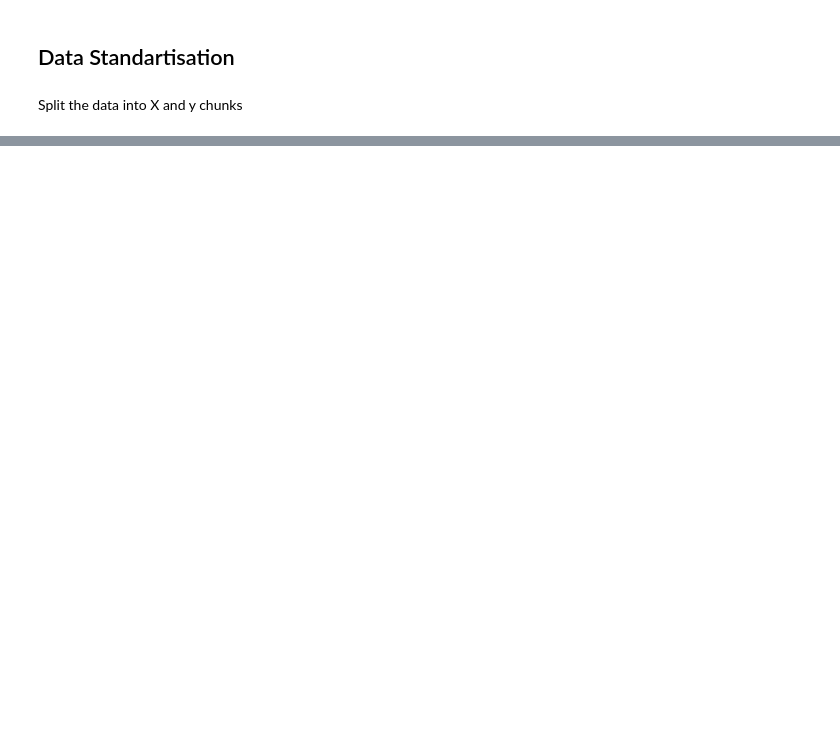
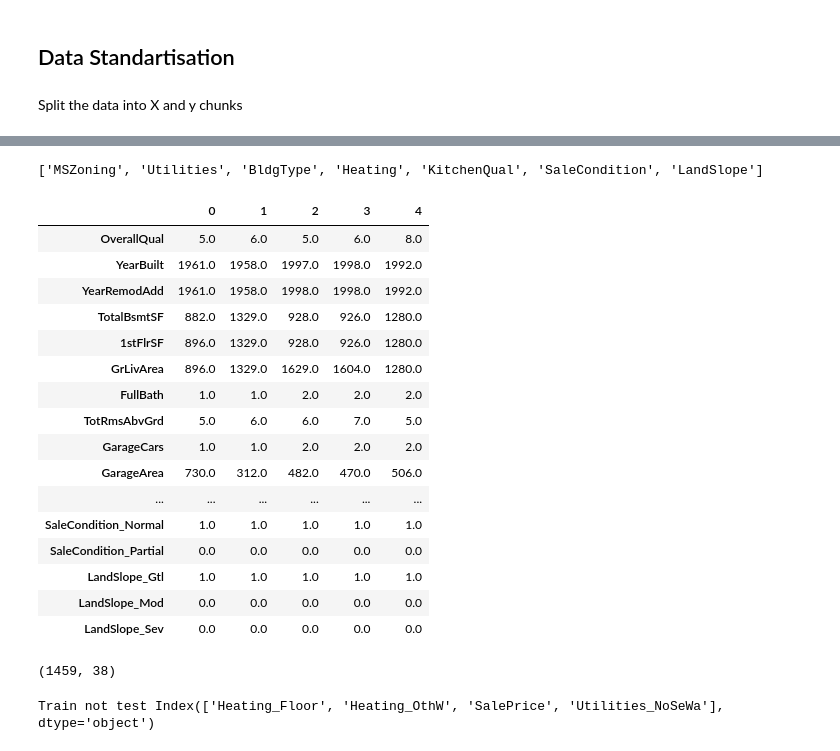
Before and after one commit to myredex/kaggle_house_price_prediction, a Jupyter notebook: kaggle-house-prices-basics.ipynb, the cells around one changed output, grey strips where cells are left out. Drawn from its saved outputs; the diff is of its cells as text; code cells hidden in the pictures; blank space fills up the shorter version.

```diff
--- a/kaggle-house-prices-basics.ipynb
+++ b/kaggle-house-prices-basics.ipynb
@@ -838,0 +972,3 @@ y = train_df_d["SalePrice"]
+# %%
+test = pd.read_csv("../input/house-prices-advanced-regression-techniques/test.csv")
+test.info()
@@ -838,0 +993,4 @@ y = train_df_d["SalePrice"]
+# %%
+important_cols = important_num_cols + cat_cols
+test_df = test[important_cols]
+test_df.head()
@@ -838,0 +1029,44 @@ y = train_df_d["SalePrice"]
+# %%
+# Get list of columns that are 'object' data type
+list_of_cols =  list(test_df.select_dtypes(['object']).columns)
+print(list_of_cols)
+#Get df with dummies
+test_df_d = get_dataframe_with_dummy_vars(test_df, list_of_cols)
+# %% [output]
+['MSZoning', 'Utilities', 'BldgType', 'Heating', 'KitchenQual', 'SaleCondition', 'LandSlope']
+# %%
+test_df_d.head().T
+# %% [output]
+|  | 0 | 1 | 2 | 3 | 4 |
+| OverallQual | 5.0 | 6.0 | 5.0 | 6.0 | 8.0 |
+| YearBuilt | 1961.0 | 1958.0 | 1997.0 | 1998.0 | 1992.0 |
+| YearRemodAdd | 1961.0 | 1958.0 | 1998.0 | 1998.0 | 1992.0 |
+| TotalBsmtSF | 882.0 | 1329.0 | 928.0 | 926.0 | 1280.0 |
+| 1stFlrSF | 896.0 | 1329.0 | 928.0 | 926.0 | 1280.0 |
+| GrLivArea | 896.0 | 1329.0 | 1629.0 | 1604.0 | 1280.0 |
+| FullBath | 1.0 | 1.0 | 2.0 | 2.0 | 2.0 |
+| TotRmsAbvGrd | 5.0 | 6.0 | 6.0 | 7.0 | 5.0 |
+| GarageCars | 1.0 | 1.0 | 2.0 | 2.0 | 2.0 |
+| GarageArea | 730.0 | 312.0 | 482.0 | 470.0 | 506.0 |
+| ... | ... | ... | ... | ... | ... |
+| SaleCondition_Normal | 1.0 | 1.0 | 1.0 | 1.0 | 1.0 |
+| SaleCondition_Partial | 0.0 | 0.0 | 0.0 | 0.0 | 0.0 |
+| LandSlope_Gtl | 1.0 | 1.0 | 1.0 | 1.0 | 1.0 |
+| LandSlope_Mod | 0.0 | 0.0 | 0.0 | 0.0 | 0.0 |
+| LandSlope_Sev | 0.0 | 0.0 | 0.0 | 0.0 | 0.0 |
+# %%
+#train_df_d.shape
+test_df_d.shape
+# %% [output]
+(1459, 38)
+# %%
+#Check for missing columns
+train_cols = train_df_d.columns
+test_cols = test_df_d.columns
+
+common_cols = train_cols.intersection(test_cols)
+train_not_test = train_cols.difference(test_cols)
+
+print("Train not test", train_not_test)
+# %% [output]
+Train not test Index(['Heating_Floor', 'Heating_OthW', 'SalePrice', 'Utilities_NoSeWa'], dtype='object')
```
Also changed, not shown: parts of 24 cells of this notebook.
